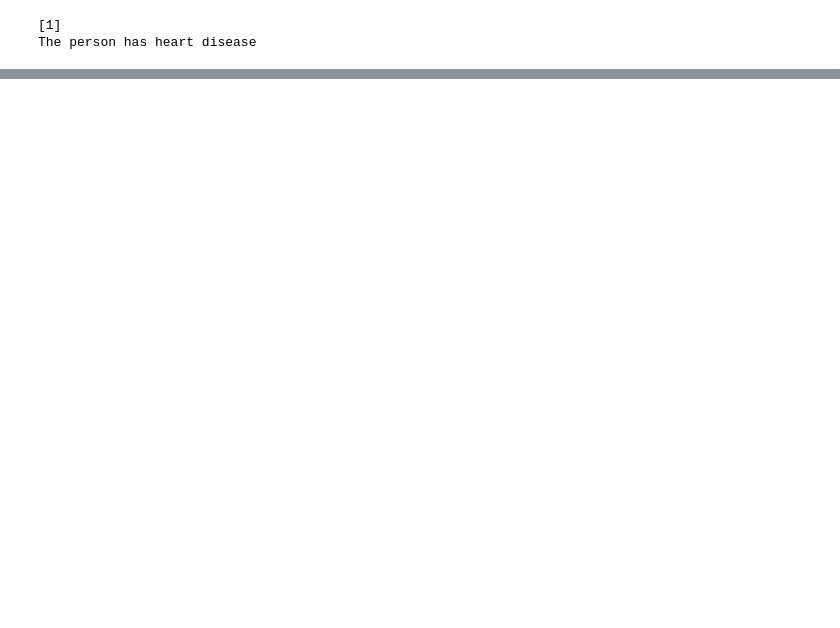
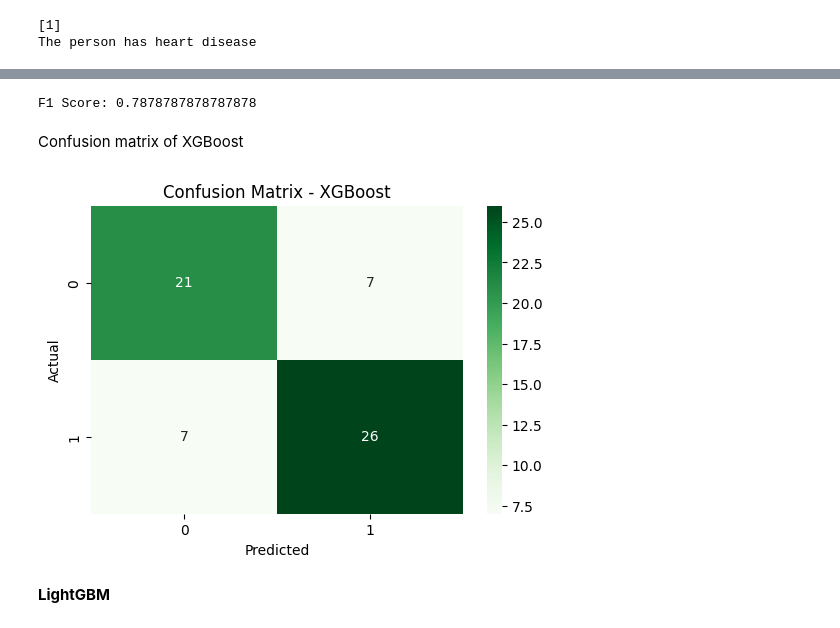
Before and after one commit to Susmi0350/Heart-Disease-Prediction, a Jupyter notebook: Project_Heart_Disease_Prediction.ipynb, the cells around one changed output, grey strips where cells are left out. Saved outputs shown, nothing was run; the diff lists cells and outputs as text; code cells hidden in the pictures; blank space fills up the shorter version.

```diff
--- a/Project_Heart_Disease_Prediction.ipynb
+++ b/Project_Heart_Disease_Prediction.ipynb
@@ -246,0 +331,14 @@ The person has heart disease
+# %%
+from sklearn.model_selection import GridSearchCV
+
+param_grid = {
+    'n_estimators': [100, 200],
+    'learning_rate': [0.05, 0.1, 0.2],
+    'max_depth': [3, 4, 5]
+}
+
+grid = GridSearchCV(GradientBoostingClassifier(random_state=42), param_grid, cv=5)
+grid.fit(X_train, Y_train)
+
+print("Best Parameters:", grid.best_params_)
+print("Best Accuracy:", grid.best_score_)
@@ -246,0 +359,11 @@ The person has heart disease
+# %%
+xgb = XGBClassifier(
+    n_estimators=100,
+    learning_rate=0.1,
+    max_depth=3,
+    use_label_encoder=False,
+    eval_metric='logloss',
+    random_state=42
+)
+# %%
+xgb.fit(X_train, Y_train)
@@ -246,0 +388,2 @@ The person has heart disease
+# %%
+y_pred_xgb = xgb.predict(X_test)
@@ -246,0 +413,19 @@ The person has heart disease
+# %%
+from sklearn.metrics import f1_score
+print("F1 Score:", f1_score(Y_test, y_pred_xgb))
+# %% [output]
+F1 Score: 0.7878787878787878
+# %% [markdown]
+Confusion matrix of XGBoost
+# %%
+cm = confusion_matrix(Y_test, y_pred_xgb)
+plt.figure(figsize=(6, 4))
+sns.heatmap(cm, annot=True, fmt='d', cmap='Greens')
+plt.title("Confusion Matrix - XGBoost")
+plt.xlabel("Predicted")
+plt.ylabel("Actual")
+plt.show()
+# %% [output]
+[figure, added]
+# %% [markdown]
+**LightGBM**
```
Also changed, not shown: parts of 31 cells of this notebook.
